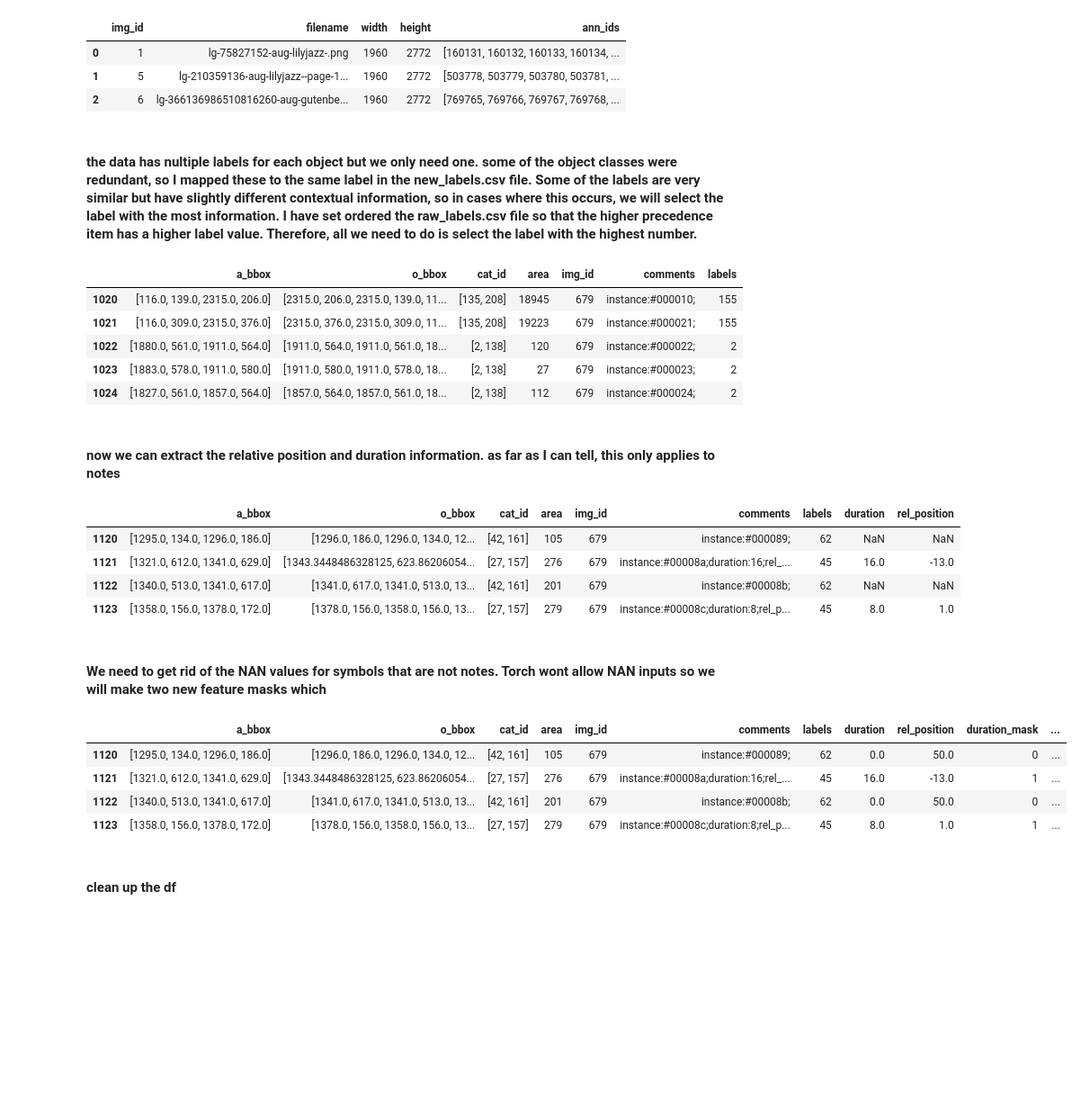
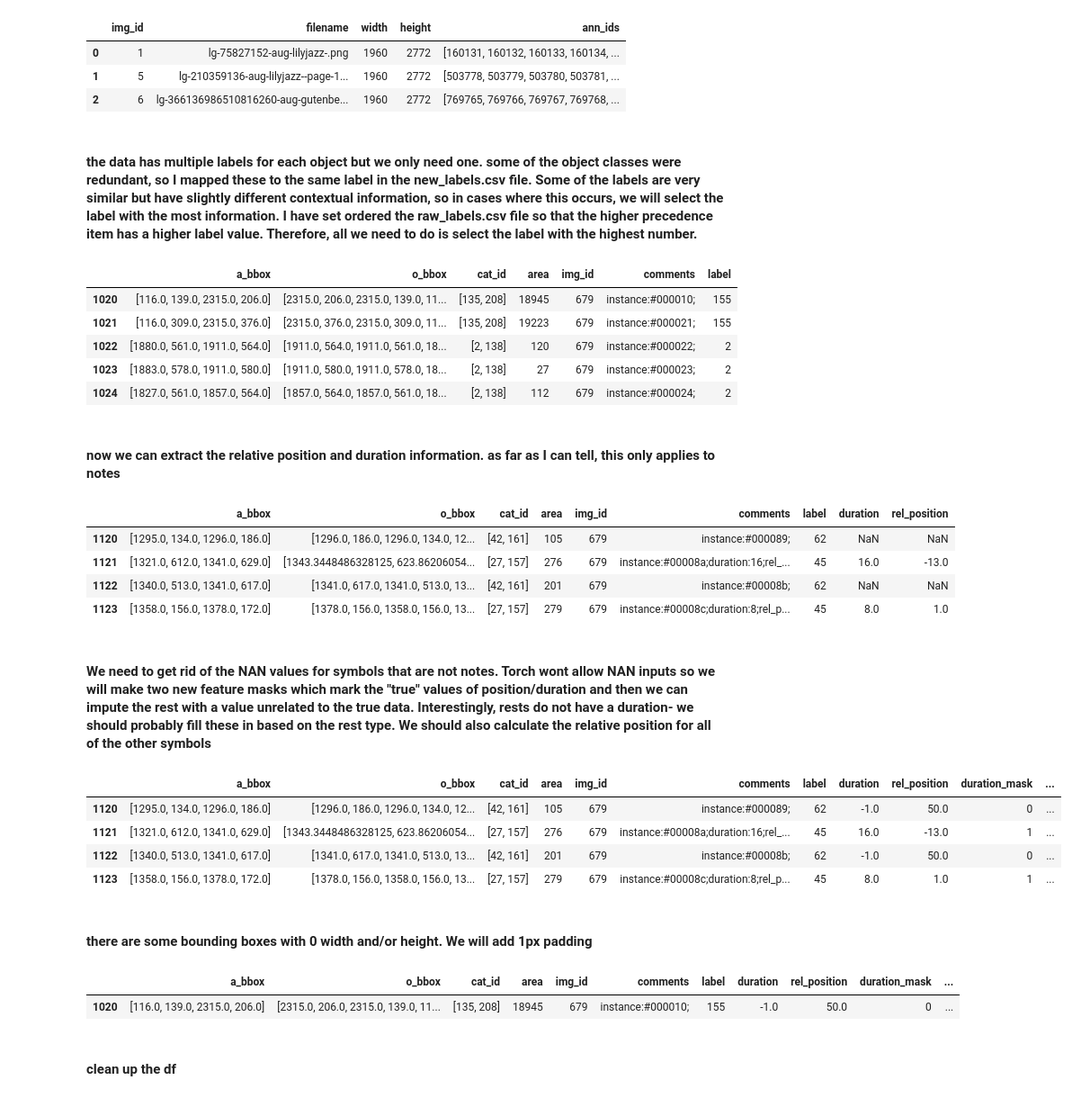
Before and after one commit to dmgonzalez8/OMR, a Jupyter notebook: torch setup and feature engineering.ipynb, the cells around one changed output. Shown: that part at 90% size. Drawn from its saved outputs; the diff is of its cells as text; code cells hidden in the pictures; blank space fills up the shorter version.

Commit message:
working torch model

```diff
--- a/torch setup and feature engineering.ipynb
+++ b/torch setup and feature engineering.ipynb
@@ -74,7 +75,7 @@ test_images.head(3)
 | 1 | 5 | lg-210359136-aug-lilyjazz--page-1... | 1960 | 2772 | [503778, 503779, 503780, 503781, ... |
 | 2 | 6 | lg-366136986510816260-aug-gutenbe... | 1960 | 2772 | [769765, 769766, 769767, 769768, ... |
 # %% [markdown]
-#### the data has nultiple labels for each object but we only need one. some of the object classes were redundant, so I mapped these to the same label in the new_labels.csv file. Some of the labels are very similar but have slightly different contextual information, so in cases where this occurs, we will select the label with the most information. I have set ordered the raw_labels.csv file so that the higher precedence item has a higher label value. Therefore, all we need to do is select the label with the highest number.
+#### the data has multiple labels for each object but we only need one. some of the object classes were redundant, so I mapped these to the same label in the new_labels.csv file. Some of the labels are very similar but have slightly different contextual information, so in cases where this occurs, we will select the label with the most information. I have set ordered the raw_labels.csv file so that the higher precedence item has a higher label value. Therefore, all we need to do is select the label with the highest number.
 # %%
 # remap the class labels
 class_mapping = dict(zip(raw_labels['old_id'].astype(str), raw_labels['label']))
@@ -93,13 +94,13 @@ def select_highest_precedence(label_list):
 # Apply this function to the cat_id column in train and test obboxs DataFrames
 train_obboxs['label'] = train_obboxs['cat_id'].apply(map_cat_ids_to_classes)
 test_obboxs['label'] = test_obboxs['cat_id'].apply(map_cat_ids_to_classes)
-train_obboxs['label'] = train_obboxs['labels'].apply(clean_labels)
-test_obboxs['label'] = test_obboxs['labels'].apply(clean_labels)
-train_obboxs['label'] = train_obboxs['labels'].apply(select_highest_precedence)
-test_obboxs['label'] = test_obboxs['labels'].apply(select_highest_precedence)
+train_obboxs['label'] = train_obboxs['label'].apply(clean_labels)
+test_obboxs['label'] = test_obboxs['label'].apply(clean_labels)
+train_obboxs['label'] = train_obboxs['label'].apply(select_highest_precedence)
+test_obboxs['label'] = test_obboxs['label'].apply(select_highest_precedence)
 train_obboxs.head()
 # %% [output]
-|  | a_bbox | o_bbox | cat_id | area | img_id | comments | labels |
+|  | a_bbox | o_bbox | cat_id | area | img_id | comments | label |
 | 1020 | [116.0, 139.0, 2315.0, 206.0] | [2315.0, 206.0, 2315.0, 139.0, 11... | [135, 208] | 18945 | 679 | instance:#000010; | 155 |
 | 1021 | [116.0, 309.0, 2315.0, 376.0] | [2315.0, 376.0, 2315.0, 309.0, 11... | [135, 208] | 19223 | 679 | instance:#000021; | 155 |
 | 1022 | [1880.0, 561.0, 1911.0, 564.0] | [1911.0, 564.0, 1911.0, 561.0, 18... | [2, 138] | 120 | 679 | instance:#000022; | 2 |
@@ -119,33 +120,35 @@ train_obboxs[['duration', 'rel_position']] = train_obboxs['comments'].apply(extr
 test_obboxs[['duration', 'rel_position']] = test_obboxs['comments'].apply(extract_info).tolist()
 train_obboxs.iloc[100:104]
 # %% [output]
-|  | a_bbox | o_bbox | cat_id | area | img_id | comments | labels | duration | rel_position |
+|  | a_bbox | o_bbox | cat_id | area | img_id | comments | label | duration | rel_position |
 | 1120 | [1295.0, 134.0, 1296.0, 186.0] | [1296.0, 186.0, 1296.0, 134.0, 12... | [42, 161] | 105 | 679 | instance:#000089; | 62 | NaN | NaN |
 | 1121 | [1321.0, 612.0, 1341.0, 629.0] | [1343.3448486328125, 623.86206054... | [27, 157] | 276 | 679 | instance:#00008a;duration:16;rel_... | 45 | 16.0 | -13.0 |
 | 1122 | [1340.0, 513.0, 1341.0, 617.0] | [1341.0, 617.0, 1341.0, 513.0, 13... | [42, 161] | 201 | 679 | instance:#00008b; | 62 | NaN | NaN |
 | 1123 | [1358.0, 156.0, 1378.0, 172.0] | [1378.0, 156.0, 1358.0, 156.0, 13... | [27, 157] | 279 | 679 | instance:#00008c;duration:8;rel_p... | 45 | 8.0 | 1.0 |
 # %% [markdown]
-#### We need to get rid of the NAN values for symbols that are not notes. Torch wont allow NAN inputs so we will make two new feature masks which
+#### We need to get rid of the NAN values for symbols that are not notes. Torch wont allow NAN inputs so we will make two new feature masks which mark the "true" values of position/duration and then we can impute the rest with a value unrelated to the true data. Interestingly, rests do not have a duration- we should probably fill these in based on the rest type. We should also calculate the relative position for all of the other symbols
 # %%
 # create a mask for the duration to mark where the duration is relevent
 train_obboxs['duration_mask'] = train_obboxs['duration'].notna().astype(int)
 test_obboxs['duration_mask'] = test_obboxs['duration'].notna().astype(int)
-# set items with no duration to 0
+# set items with no duration to -1
 # we may need to reapproach this with another method
-train_obboxs['duration'] = train_obboxs['duration'].replace(np.nan,0)
-test_obboxs['duration'] = test_obboxs['duration'].replace(np.nan,0)
+train_obboxs['duration'] = train_obboxs['duration'].replace(np.nan,-1)
+test_obboxs['duration'] = test_obboxs['duration'].replace(np.nan,-1)
 
 # create a mask for the rel_position to mark where the rel_position is relevent
 train_obboxs['rel_position_mask'] = train_obboxs['rel_position'].notna().astype(int)
 test_obboxs['rel_position_mask'] = test_obboxs['rel_position'].notna().astype(int)
 # set items with no rel_position to 50 (nothing has a position this high)
 # we may need to reapproach this with a KNN inference
 train_obboxs['rel_position'] = train_obboxs['rel_position'].replace(np.nan,50)
 test_obboxs['rel_position'] = test_obboxs['rel_position'].replace(np.nan,50)
 train_obboxs.iloc[100:104]
 # %% [output]
-|  | a_bbox | o_bbox | cat_id | area | img_id | comments | labels | duration | rel_position | duration_mask | ... |
-| 1120 | [1295.0, 134.0, 1296.0, 186.0] | [1296.0, 186.0, 1296.0, 134.0, 12... | [42, 161] | 105 | 679 | instance:#000089; | 62 | 0.0 | 50.0 | 0 | ... |
+|  | a_bbox | o_bbox | cat_id | area | img_id | comments | label | duration | rel_position | duration_mask | ... |
+| 1120 | [1295.0, 134.0, 1296.0, 186.0] | [1296.0, 186.0, 1296.0, 134.0, 12... | [42, 161] | 105 | 679 | instance:#000089; | 62 | -1.0 | 50.0 | 0 | ... |
 | 1121 | [1321.0, 612.0, 1341.0, 629.0] | [1343.3448486328125, 623.86206054... | [27, 157] | 276 | 679 | instance:#00008a;duration:16;rel_... | 45 | 16.0 | -13.0 | 1 | ... |
-| 1122 | [1340.0, 513.0, 1341.0, 617.0] | [1341.0, 617.0, 1341.0, 513.0, 13... | [42, 161] | 201 | 679 | instance:#00008b; | 62 | 0.0 | 50.0 | 0 | ... |
+| 1122 | [1340.0, 513.0, 1341.0, 617.0] | [1341.0, 617.0, 1341.0, 513.0, 13... | [42, 161] | 201 | 679 | instance:#00008b; | 62 | -1.0 | 50.0 | 0 | ... |
 | 1123 | [1358.0, 156.0, 1378.0, 172.0] | [1378.0, 156.0, 1358.0, 156.0, 13... | [27, 157] | 279 | 679 | instance:#00008c;duration:8;rel_p... | 45 | 8.0 | 1.0 | 1 | ... |
+# %% [markdown]
+#### there are some bounding boxes with 0 width and/or height. We will add 1px padding
@@ -152,3 +165,13 @@ train_obboxs.iloc[100:104]
+# %%
+# Apply the function to the 'a_bbox' column of the DataFrame
+train_obboxs['padded_bbox'] = train_obboxs['a_bbox'].apply(adjust_bbox)
+test_obboxs['padded_bbox'] = test_obboxs['a_bbox'].apply(adjust_bbox)
+train_obboxs['padded_bbox'] = train_obboxs['padded_bbox'].apply(adjust_bbox)
+test_obboxs['padded_bbox'] = test_obboxs['padded_bbox'].apply(adjust_bbox)
+train_obboxs.head(1)
+# %% [output]
+|  | a_bbox | o_bbox | cat_id | area | img_id | comments | label | duration | rel_position | duration_mask | ... |
+| 1020 | [116.0, 139.0, 2315.0, 206.0] | [2315.0, 206.0, 2315.0, 139.0, 11... | [135, 208] | 18945 | 679 | instance:#000010; | 155 | -1.0 | 50.0 | 0 | ... |
 # %% [markdown]
 #### clean up the df
 # %%
```
Also changed, not shown: parts of 20 cells of this notebook, 1 other file.
